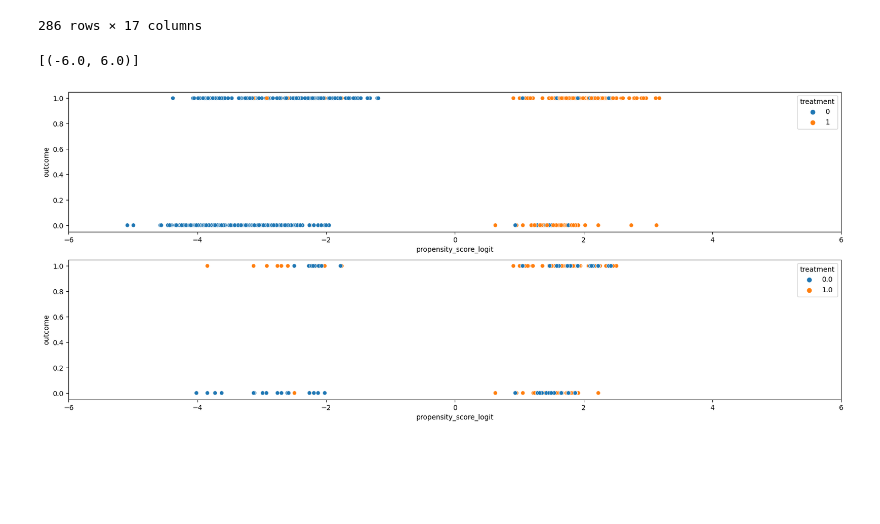
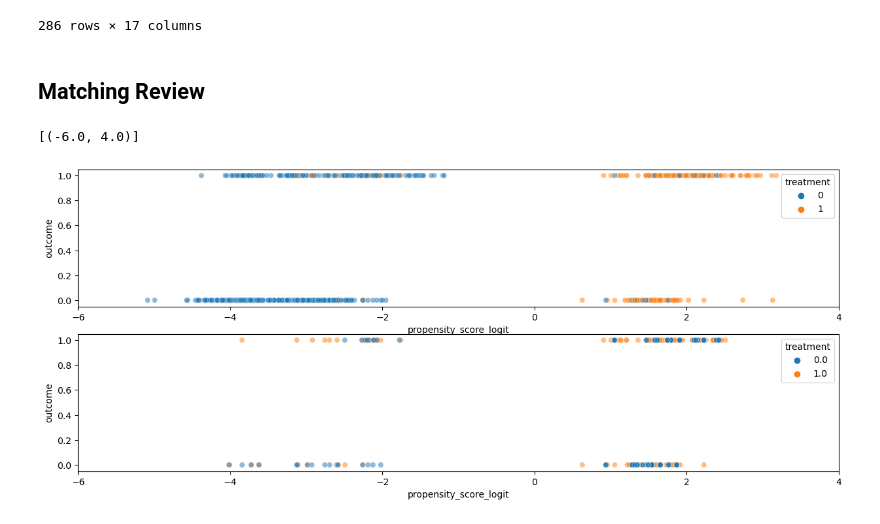
Before and after one commit to iamdingkai/causal-inference, a Jupyter notebook: propensity score matchiing/prop.ipynb, the cells around one changed output. Drawn from its saved outputs; the diff is of its cells as text; code cells hidden in the pictures; blank space fills up the shorter version.

```diff
--- a/propensity score matchiing/prop.ipynb
+++ b/propensity score matchiing/prop.ipynb
@@ -307,10 +307,18 @@ all_matched_data
 | 695 | -0.113383 | -0.552714 | -0.506787 | 0.236907 | -0.756138 | 0.756138 | -0.472618 | -0.202326 | 0.534040 | 1.693979 | ... |
 | 710 | 0.853284 | -0.552714 | -0.506787 | 3.647494 | 1.322511 | -1.322511 | 2.115874 | -0.202326 | -1.872519 | 1.693979 | ... |
 286 rows × 17 columns
+# %% [markdown]
+## Matching Review
 # %%
-fig, ax = plt.subplots(2, 1, figsize = (20, 8))
-sns.scatterplot(data = X_encoded, y = 'outcome', x = 'propensity_score_logit', hue = 'treatment', ax = ax[0],).set(xlim = (-6, 6))
-sns.scatterplot(data = all_matched_data, y = 'outcome', x = 'propensity_score_logit', hue = 'treatment', ax = ax[1],).set(xlim = (-6, 6))
+fig, ax = plt.subplots(2, 1, figsize = (15, 6))
+
+sns.scatterplot(
+    data = X_encoded, y = 'outcome', x = 'propensity_score_logit', hue = 'treatment', ax = ax[0], alpha = 0.5,
+).set(xlim = (-6, 4))
+
+sns.scatterplot(
+    data = all_matched_data, y = 'outcome', x = 'propensity_score_logit', hue = 'treatment', ax = ax[1], alpha = 0.5,
+).set(xlim = (-6, 4))
 # %% [output]
-[(-6.0, 6.0)]
+[(-6.0, 4.0)]
-[figure, old version]
+[figure, new version]
```
Also changed, not shown: parts of 2 cells of this notebook.
